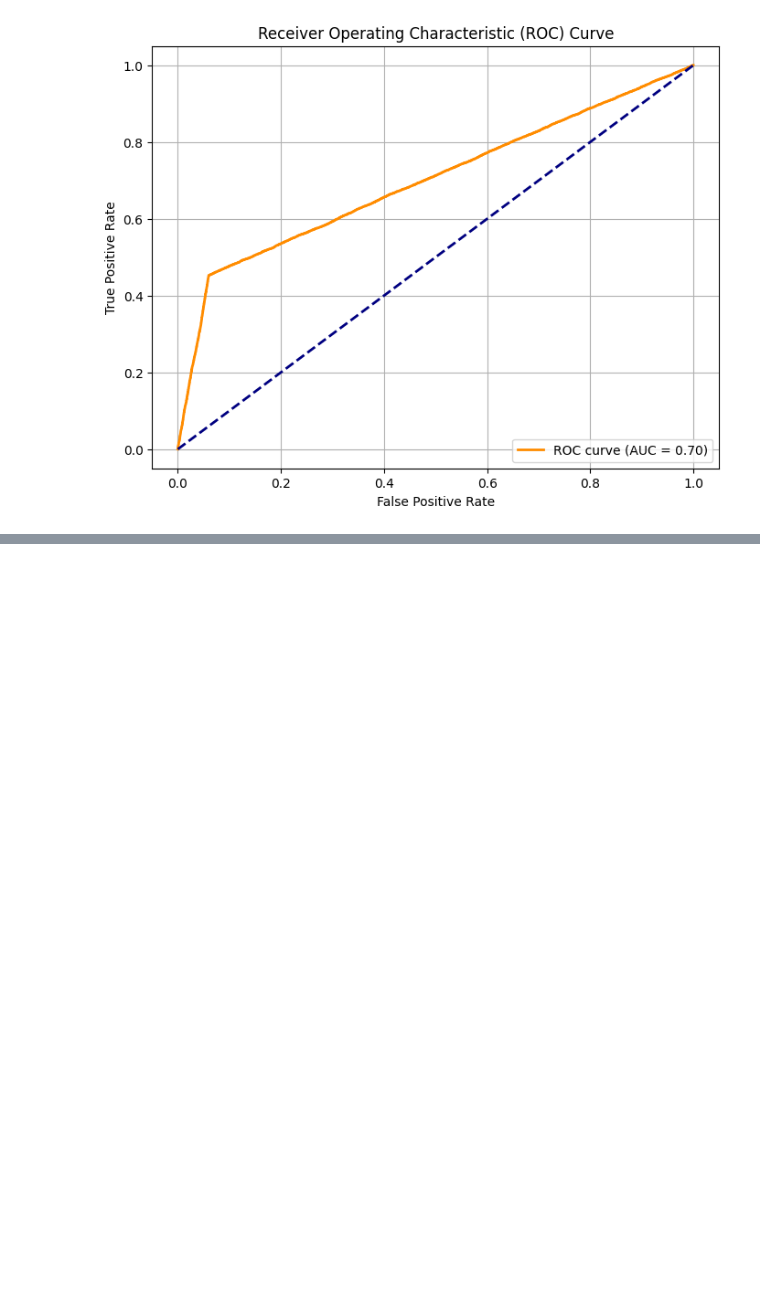
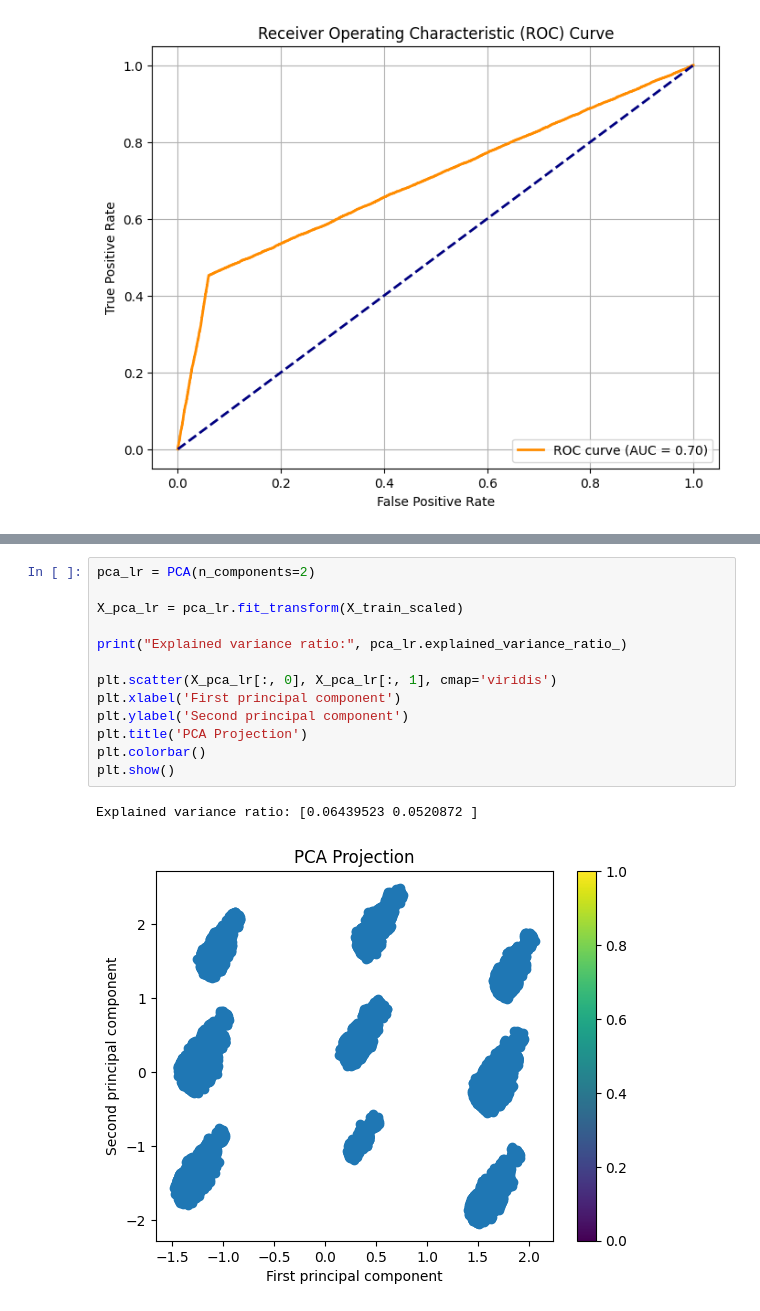
Before and after one commit to Jdhwang98/thyroid-cancer-prediction, a Jupyter notebook: thyroid_cancer_risk.ipynb, the cells around one changed output, grey strips where cells are left out. Saved outputs shown, nothing was run; the diff lists cells and outputs as text; blank space fills up the shorter version.

```diff
--- a/thyroid_cancer_risk.ipynb
+++ b/thyroid_cancer_risk.ipynb
@@ -349,0 +400,16 @@ plt.show()
+# %%
+pca_lr = PCA(n_components=2)
+
+X_pca_lr = pca_lr.fit_transform(X_train_scaled)
+
+print("Explained variance ratio:", pca_lr.explained_variance_ratio_)
+
+plt.scatter(X_pca_lr[:, 0], X_pca_lr[:, 1], cmap='viridis')
+plt.xlabel('First principal component')
+plt.ylabel('Second principal component')
+plt.title('PCA Projection')
+plt.colorbar()
+plt.show()
+# %% [output]
+Explained variance ratio: [0.06439523 0.0520872 ]
+[figure, added]
```
Also changed, not shown: parts of 7 cells of this notebook.
